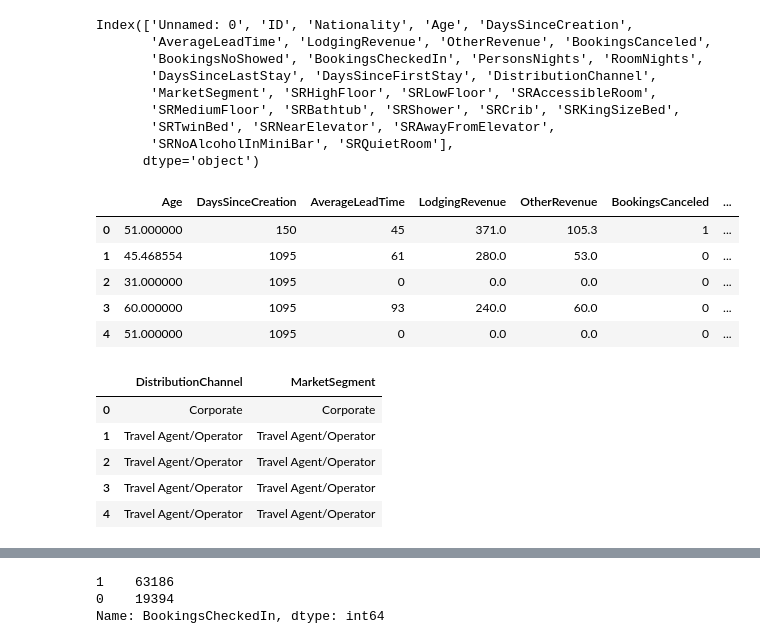
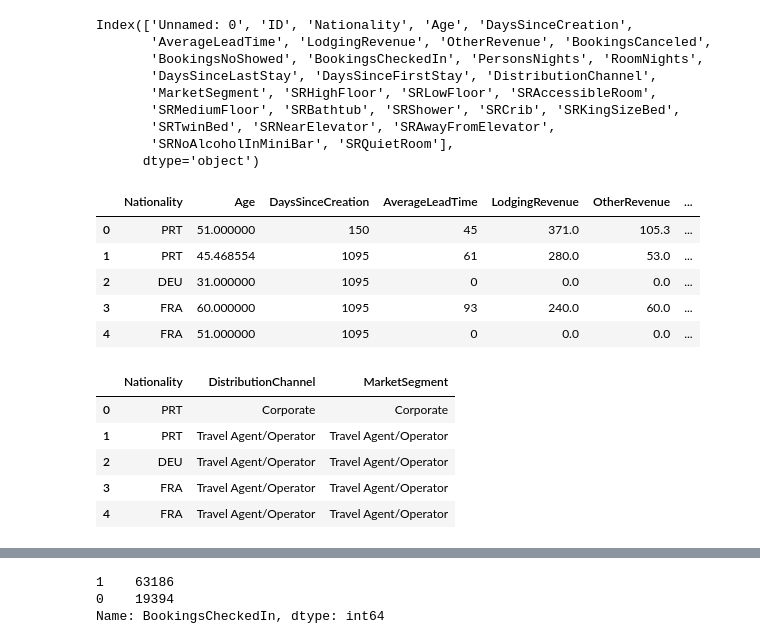
Before and after one commit to sanjaysrini11/Next_Interview, a Jupyter notebook: interview_file.ipynb, the cells around one changed output, grey strips where cells are left out. Drawn from its saved outputs; the diff is of its cells as text; code cells hidden in the pictures.

```diff
--- a/interview_file.ipynb
+++ b/interview_file.ipynb
@@ -291,26 +288,26 @@ Index(['Unnamed: 0', 'ID', 'Nationality', 'Age', 'DaysSinceCreation',
        'SRNoAlcoholInMiniBar', 'SRQuietRoom'],
       dtype='object')
 # %%
-new_df_train = df_train.drop(['Unnamed: 0','ID','Nationality'],axis=1)
+new_df_train = df_train.drop(['Unnamed: 0','ID'],axis=1)
 new_df_train.head()
 # %% [output]
-|  | Age | DaysSinceCreation | AverageLeadTime | LodgingRevenue | OtherRevenue | BookingsCanceled | ... |
-| 0 | 51.000000 | 150 | 45 | 371.0 | 105.3 | 1 | ... |
-| 1 | 45.468554 | 1095 | 61 | 280.0 | 53.0 | 0 | ... |
-| 2 | 31.000000 | 1095 | 0 | 0.0 | 0.0 | 0 | ... |
-| 3 | 60.000000 | 1095 | 93 | 240.0 | 60.0 | 0 | ... |
-| 4 | 51.000000 | 1095 | 0 | 0.0 | 0.0 | 0 | ... |
+|  | Nationality | Age | DaysSinceCreation | AverageLeadTime | LodgingRevenue | OtherRevenue | ... |
+| 0 | PRT | 51.000000 | 150 | 45 | 371.0 | 105.3 | ... |
+| 1 | PRT | 45.468554 | 1095 | 61 | 280.0 | 53.0 | ... |
+| 2 | DEU | 31.000000 | 1095 | 0 | 0.0 | 0.0 | ... |
+| 3 | FRA | 60.000000 | 1095 | 93 | 240.0 | 60.0 | ... |
+| 4 | FRA | 51.000000 | 1095 | 0 | 0.0 | 0.0 | ... |
 # %%
 df_cat_train = new_df_train.select_dtypes(include = ['object'])
 df_num_train = new_df_train.select_dtypes(include = ['float64','int64'])
 df_cat_train.head()
 # %% [output]
-|  | DistributionChannel | MarketSegment |
-| 0 | Corporate | Corporate |
-| 1 | Travel Agent/Operator | Travel Agent/Operator |
-| 2 | Travel Agent/Operator | Travel Agent/Operator |
-| 3 | Travel Agent/Operator | Travel Agent/Operator |
-| 4 | Travel Agent/Operator | Travel Agent/Operator |
+|  | Nationality | DistributionChannel | MarketSegment |
+| 0 | PRT | Corporate | Corporate |
+| 1 | PRT | Travel Agent/Operator | Travel Agent/Operator |
+| 2 | DEU | Travel Agent/Operator | Travel Agent/Operator |
+| 3 | FRA | Travel Agent/Operator | Travel Agent/Operator |
+| 4 | FRA | Travel Agent/Operator | Travel Agent/Operator |
 # %%
 from sklearn import preprocessing
 
```
Also changed, not shown: parts of 36 cells of this notebook, 2 other files.
